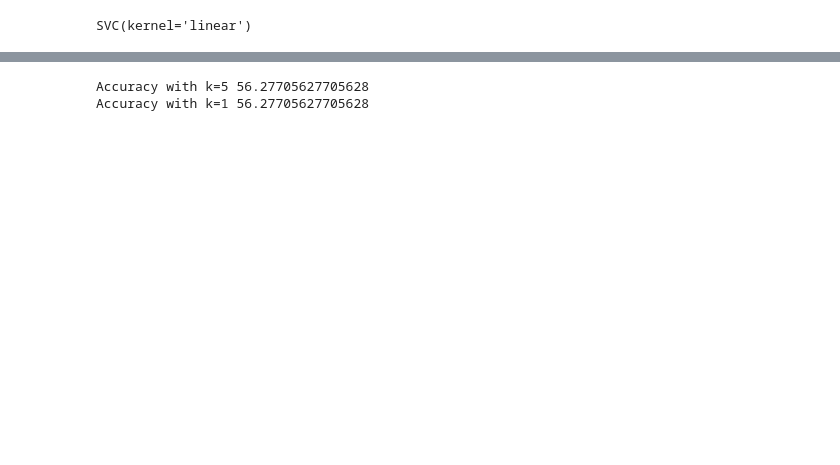
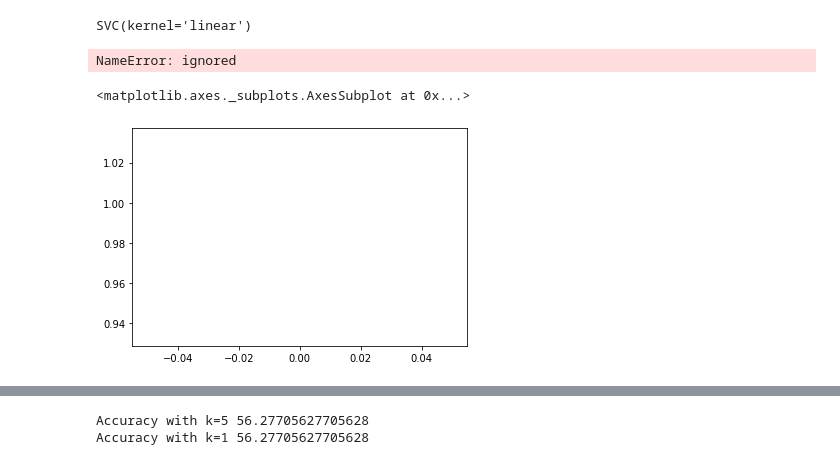
Before and after one commit to Vineet2107/HSO201_CourseProject, a Jupyter notebook: IME692_coure_project.ipynb, the cells around one changed output, grey strips where cells are left out. Cells and saved outputs as stored; diff of their text form; code cells hidden in the pictures; blank space fills up the shorter version.

```diff
--- a/IME692_coure_project.ipynb
+++ b/IME692_coure_project.ipynb
@@ -254,3 +324,13 @@ knn1.fit(X_train, y_train)
 
 y_pred_5 = knn5.predict(X_test)
 y_pred_1 = knn1.predict(X_test)
+# %%
+train_accuracy[i] = knn5.score(X_train, y_train)
+test_accuracy[i] = knn5.score(X_test, y_test)
+# %% [output]
+NameError: ignored
+# %%
+pd.Series(train_accuracy).plot()
+# %% [output]
+<matplotlib.axes._subplots.AxesSubplot at 0x...>
+[figure, added]
```
Also changed, not shown: parts of 39 cells of this notebook.
